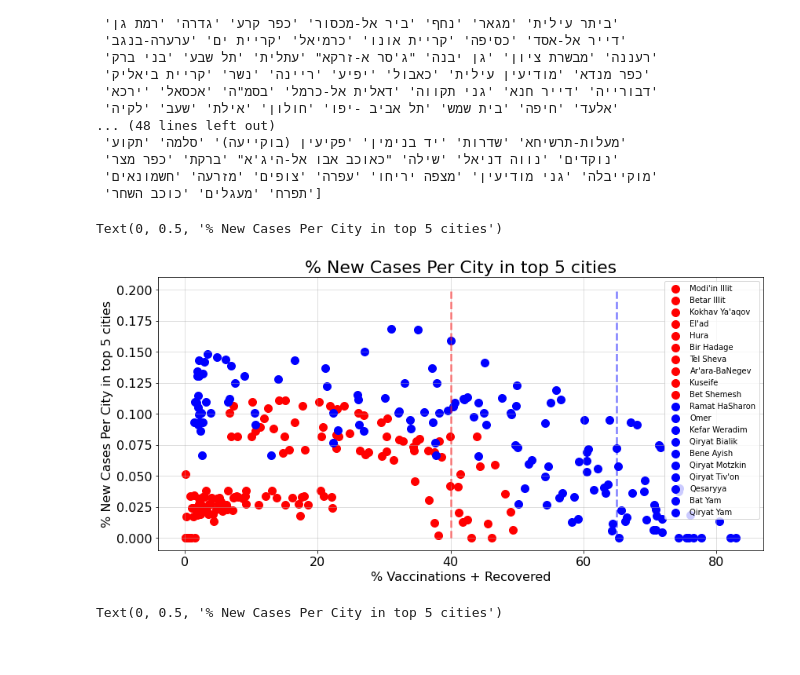
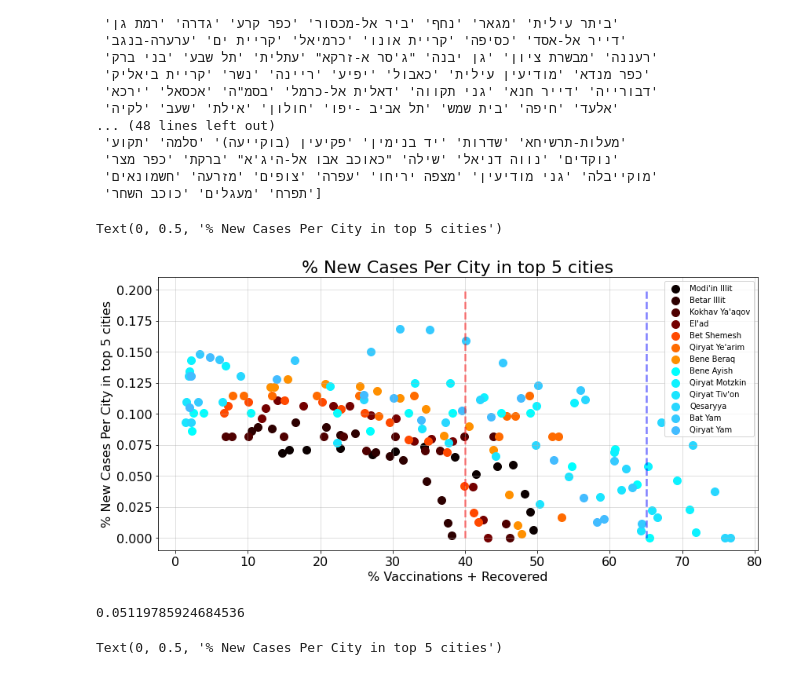
Before and after one commit to CoronaPolicy/prediction_model, a Jupyter notebook: israel_data/load_israeli_data.ipynb, the cells around one changed output. Saved outputs shown, nothing was run; the diff lists cells and outputs as text; code cells hidden in the pictures.

Commit message:
fixed code for graph visualizations

```diff
--- a/israel_data/load_israeli_data.ipynb
+++ b/israel_data/load_israeli_data.ipynb
@@ -297,35 +294,49 @@ young cities:
  'מוקייבלה' 'גני מודיעין' 'מצפה יריחו' 'עפרה' 'צופים' 'מזרעה' 'חשמונאים'
  'תפרח' 'מעגלים' 'כוכב השחר']
 # %%
-colors_a = get_cmap(20)
+colors_a = get_cmap(10)
 # old_cities = ['חיפה', 'בת ים', 'רמת גן', 'קריית ים', 'קריית מוצקין', 'גבעתיים','רמת השרון']
 # young_cities = ['בני ברק', 'אלעד', 'ביתר עילית', 'קריית יערים', 'קלנסווה', 'רהט','חריש']
-young_cities = geo_stats_40.sort_values(by=['weeks_from','median_age']).dropna().city.iloc[:10]
-old_cities = geo_stats_40.sort_values(by=['weeks_from','median_age']).dropna().city.iloc[-10:]
-young_c = 'r'
-old_c = 'b'
-for c in young_cities:
+young_cities = geo_stats_40.sort_values(by=['weeks_from','median_age']).dropna().city.iloc[:11]
+old_cities = geo_stats_40.sort_values(by=['weeks_from','median_age']).dropna().city.iloc[-6:]
+young_c = get_cmap(20, 'hot')
+old_c = get_cmap(20, 'cool')
+for i, c in enumerate(young_cities):
     city_data = geo_stats_40[geo_stats_40['city'] == c]
+    if city_data.percentage_new_cases_on_date.max()>0.06:
+        c_english = city_data.town_english.iloc[0]
+        percentage_accumulated_ashdod = city_data['percentage_accumulated_vaccination_second_dose'] + city_data['percentage_accumulated_recoveries']
+        percentage_new_cases_ashdod =  city_data['percentage_new_cases_on_date']
+        plt.scatter(percentage_accumulated_ashdod, percentage_new_cases_ashdod, label=c_english, color=young_c[i])
+city_data = geo_stats_40[geo_stats_40['city'] == "בני ברק"]
+i += 1
+if city_data.percentage_new_cases_on_date.max()>0.06:
     c_english = city_data.town_english.iloc[0]
     percentage_accumulated_ashdod = city_data['percentage_accumulated_vaccination_second_dose'] + city_data['percentage_accumulated_recoveries']
     percentage_new_cases_ashdod =  city_data['percentage_new_cases_on_date']
-    plt.scatter(percentage_accumulated_ashdod, percentage_new_cases_ashdod, label=c_english, color=young_c)
-for c in old_cities:
+    plt.scatter(percentage_accumulated_ashdod, percentage_new_cases_ashdod, label=c_english, color=young_c[i])
+
+for i, c in enumerate(old_cities):
     city_data = geo_stats_40[geo_stats_40['city'] == c]
-    c_english = city_data.town_english.iloc[0]
-    percentage_accumulated_ashdod = city_data['percentage_accumulated_vaccination_second_dose'] + city_data['percentage_accumulated_recoveries']
-    percentage_new_cases_ashdod =  city_data['percentage_new_cases_on_date']
-    plt.scatter(percentage_accumulated_ashdod, percentage_new_cases_ashdod, label=c_english, color=old_c)
+    if city_data.percentage_new_cases_on_date.max()>0.06:
+        c_english = city_data.town_english.iloc[0]
+        percentage_accumulated_ashdod = city_data['percentage_accumulated_vaccination_second_dose'] + city_data['percentage_accumulated_recoveries']
+        percentage_new_cases_ashdod =  city_data['percentage_new_cases_on_date']
+        plt.scatter(percentage_accumulated_ashdod, percentage_new_cases_ashdod, label=c_english, color=old_c[i])
 plt.plot([40, 40], [0, 0.2], color='r', linestyle='--', alpha=0.5)
 plt.plot([65, 65], [0, 0.2], color='b', linestyle='--', alpha=0.5)
 plt.grid()
 plt.legend()
 plt.xlabel('% Vaccinations + Recovered')
 plt.title(f'% New Cases Per City in top {num_cities} cities')
 plt.ylabel(f'% New Cases Per City in top {num_cities} cities')
 # %% [output]
 Text(0, 0.5, '% New Cases Per City in top 5 cities')
-[figure, old version]
+[figure, new version]
+# %%
+geo_stats_40[geo_stats_40.town == "ביר הדאג'"].percentage_new_cases_on_date.max()
+# %% [output]
+0.05119785924684536
 # %%
 geo_stats_53 = geo_stats[geo_stats['weeks_from'] == 53]
 
```
Also changed, not shown: parts of 1 cell of this notebook, 11 other files.
